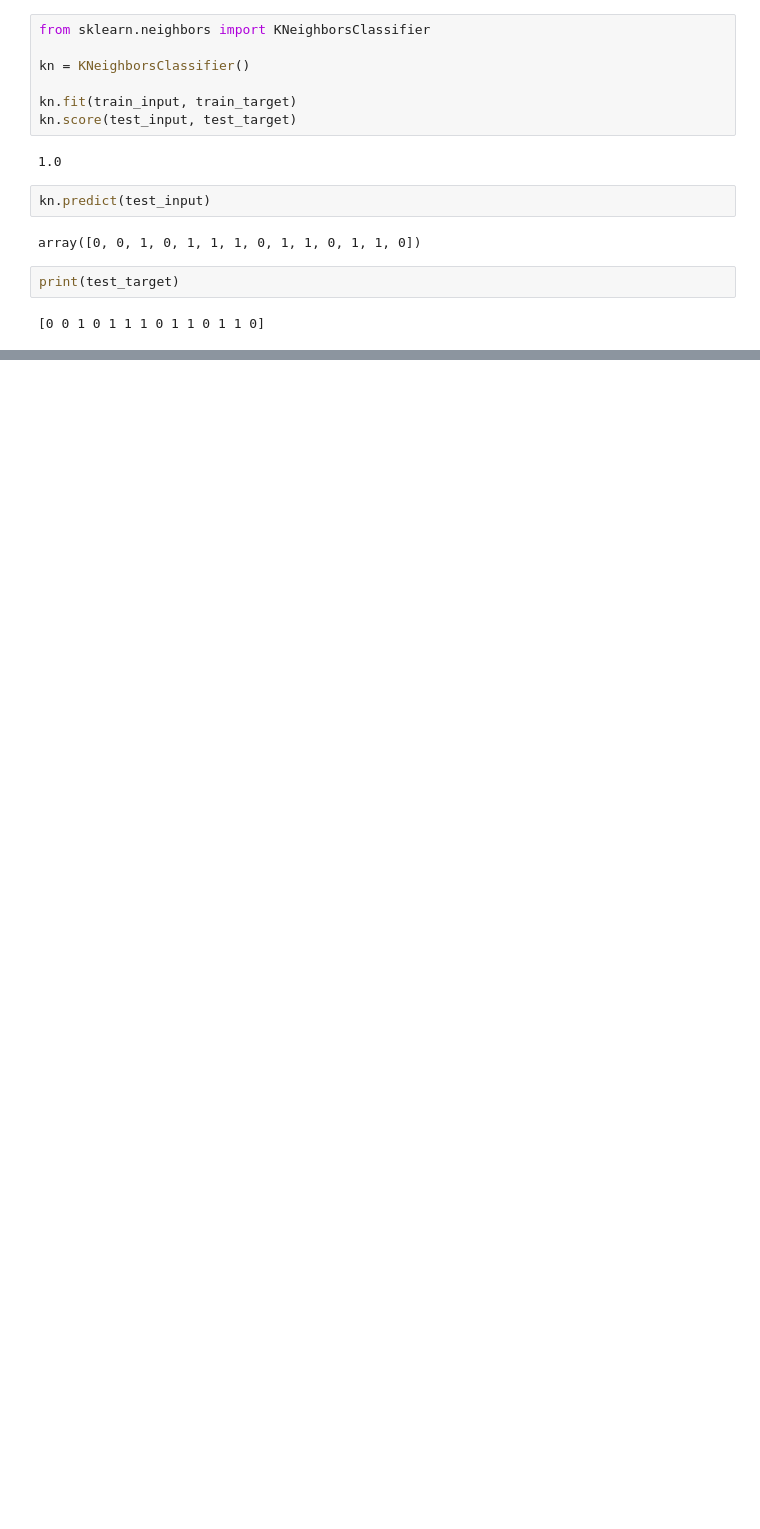
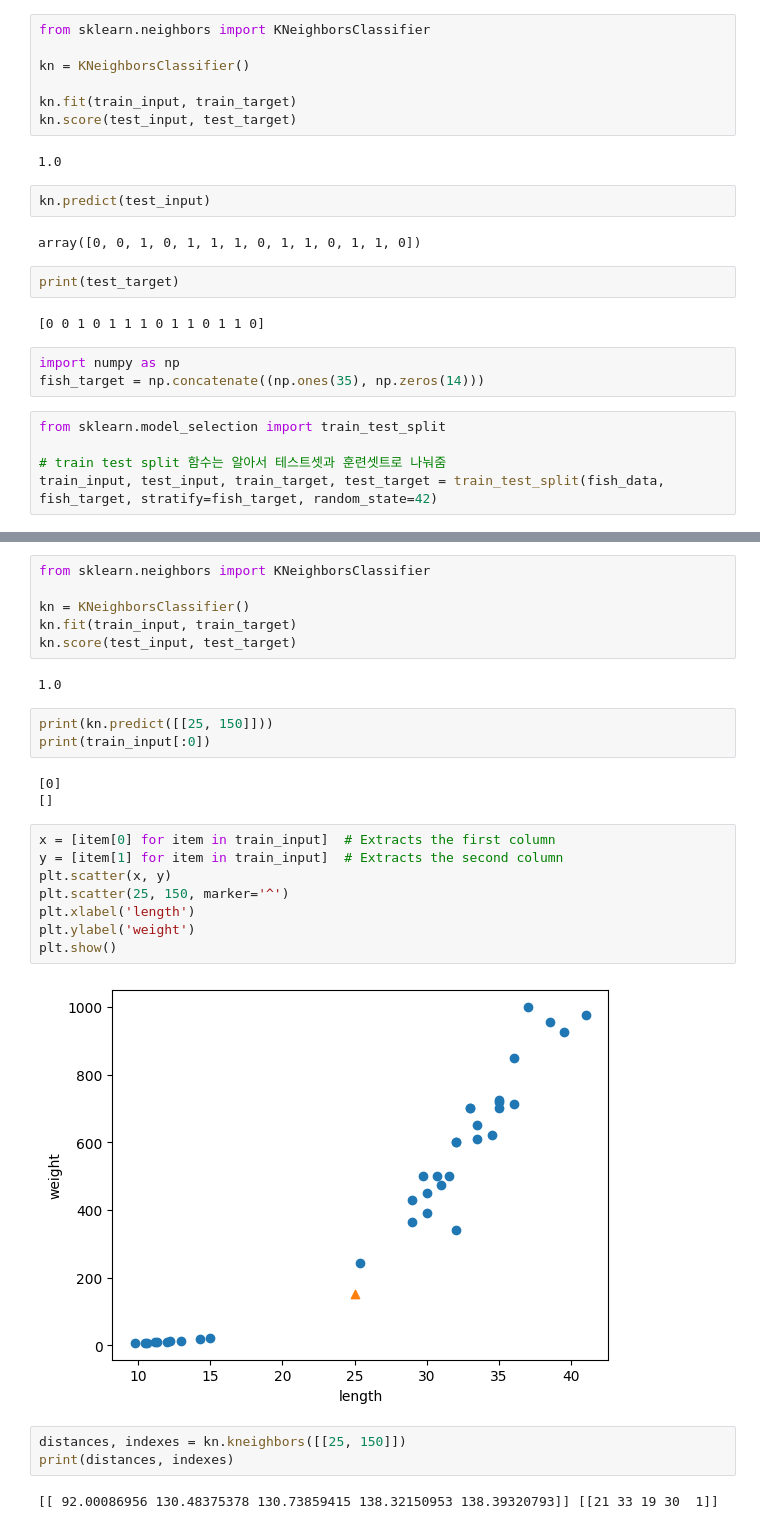
Before and after one commit to tmdgusya/ai-study, a Jupyter notebook: BreamAndSmelt.ipynb, the cells around one changed output, grey strips where cells are left out. Cells and saved outputs as stored; diff of their text form; blank space fills up the shorter version.

```diff
--- a/BreamAndSmelt.ipynb
+++ b/BreamAndSmelt.ipynb
@@ -155,3 +155,11 @@ array([0, 0, 1, 0, 1, 1, 1, 0, 1, 1, 0, 1, 1, 0])
 print(test_target)
 # %% [output]
 [0 0 1 0 1 1 1 0 1 1 0 1 1 0]
+# %%
+import numpy as np
+fish_target = np.concatenate((np.ones(35), np.zeros(14)))
+# %%
+from sklearn.model_selection import train_test_split
+
+# train test split 함수는 알아서 테스트셋과 훈련셋트로 나눠줌
+train_input, test_input, train_target, test_target = train_test_split(fish_data, fish_target, stratify=fish_target, random_state=42)
@@ -157,0 +174,29 @@ print(test_target)
+# %%
+from sklearn.neighbors import KNeighborsClassifier
+
+kn = KNeighborsClassifier()
+kn.fit(train_input, train_target)
+kn.score(test_input, test_target)
+# %% [output]
+1.0
+# %%
+print(kn.predict([[25, 150]]))
+print(train_input[:0])
+# %% [output]
+[0]
+[]
+# %%
+x = [item[0] for item in train_input]  # Extracts the first column
+y = [item[1] for item in train_input]  # Extracts the second column
+plt.scatter(x, y)
+plt.scatter(25, 150, marker='^')
+plt.xlabel('length')
+plt.ylabel('weight')
+plt.show()
+# %% [output]
+[figure, added]
+# %%
+distances, indexes = kn.kneighbors([[25, 150]])
+print(distances, indexes)
+# %% [output]
+[[ 92.00086956 130.48375378 130.73859415 138.32150953 138.39320793]] [[21 33 19 30  1]]
```
Also changed, not shown: parts of 8 cells of this notebook.
